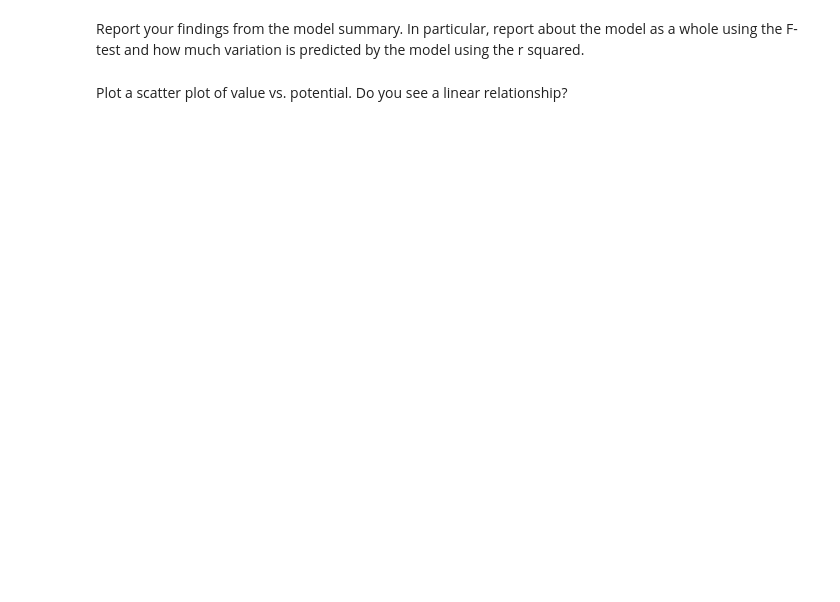
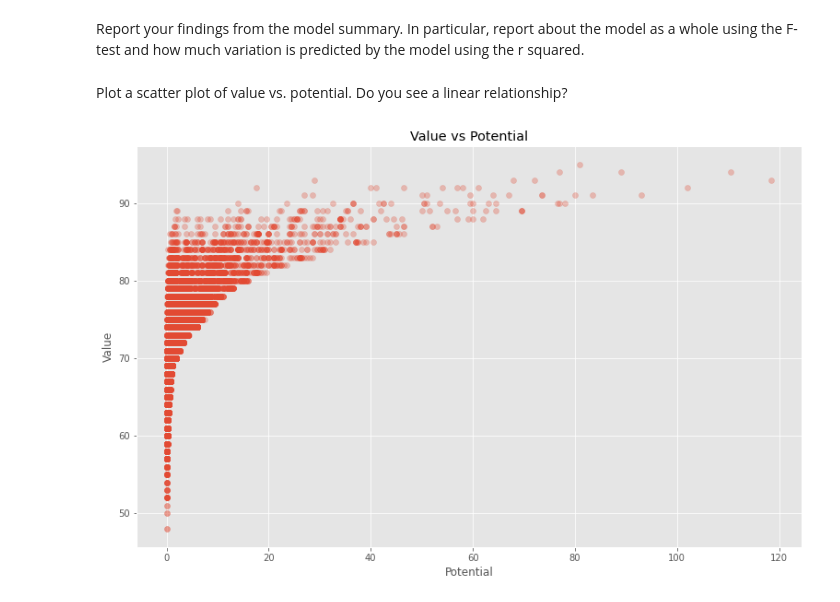
Before and after one commit to ta-data-mexpt/lab-correlation-tests-with-scipy, a Jupyter notebook: your-code/main.ipynb, the cells around one changed output. Cells and saved outputs as stored; diff of their text form; code cells hidden in the pictures; blank space fills up the shorter version.

```diff
--- a/your-code/main.ipynb
+++ b/your-code/main.ipynb
@@ -62,4 +63,4 @@ def string2numeric(x):
   else:
     return float(x)
 # %%
-fifa.ValueNumeric=fifa.Value.apply(string2numeric)
+fifa["ValueNumeric"]=fifa.Value.apply(string2numeric)
@@ -160,0 +176,4 @@ Next, create a second regression model predicting value using potential. Create
+# %%
+x=sm.add_constant(fifa.Potential)
+y=fifa.ValueNumeric
+print(sm.OLS(y,x).fit().summary())
@@ -168,0 +204,9 @@ Plot a scatter plot of value vs. potential. Do you see a linear relationship?
+# %%
+plt.style.use("ggplot")
+plt.figure(figsize=(8*1.618,8))
+plt.scatter(y,fifa.Potential,alpha=0.3)
+plt.title("Value vs Potential")
+plt.ylabel("Value")
+plt.xlabel("Potential");
+# %% [output]
+[figure, added]
```
Also changed, not shown: parts of 9 cells of this notebook.
